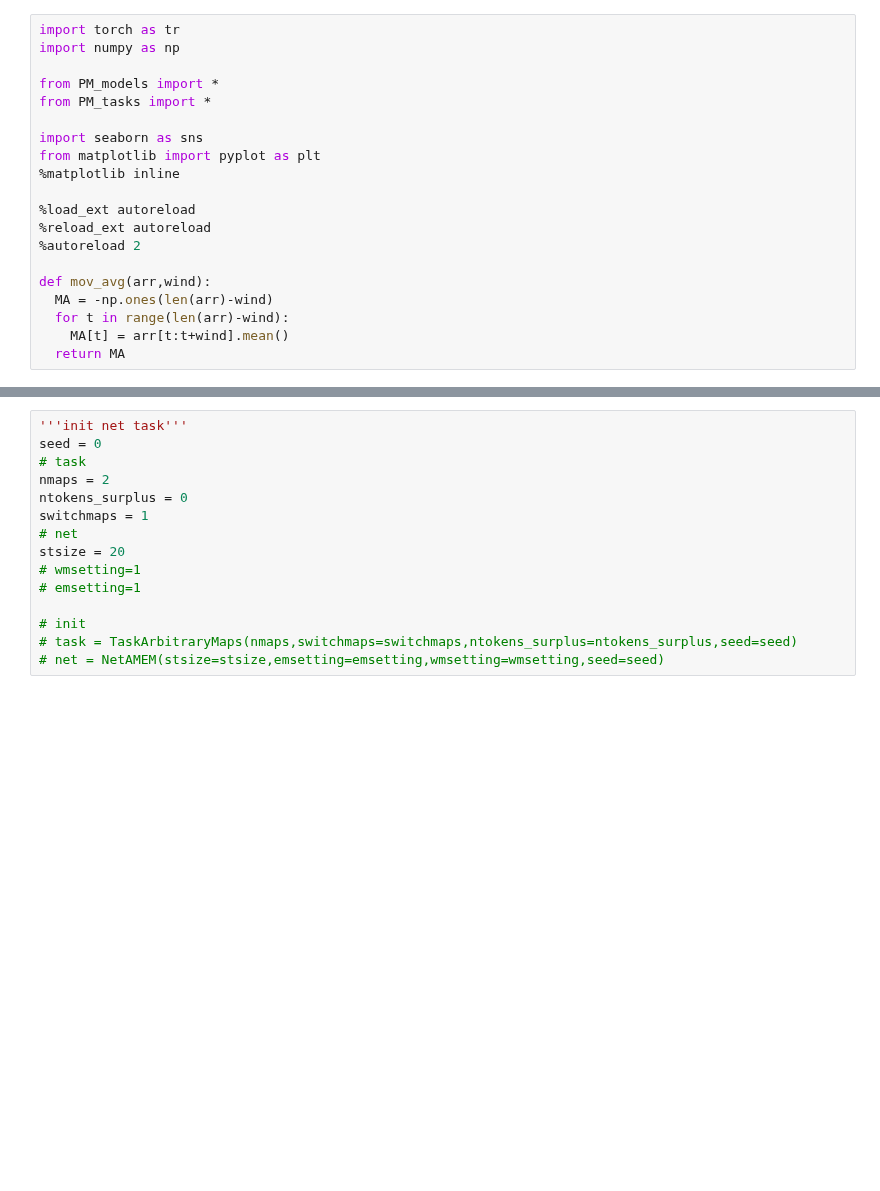
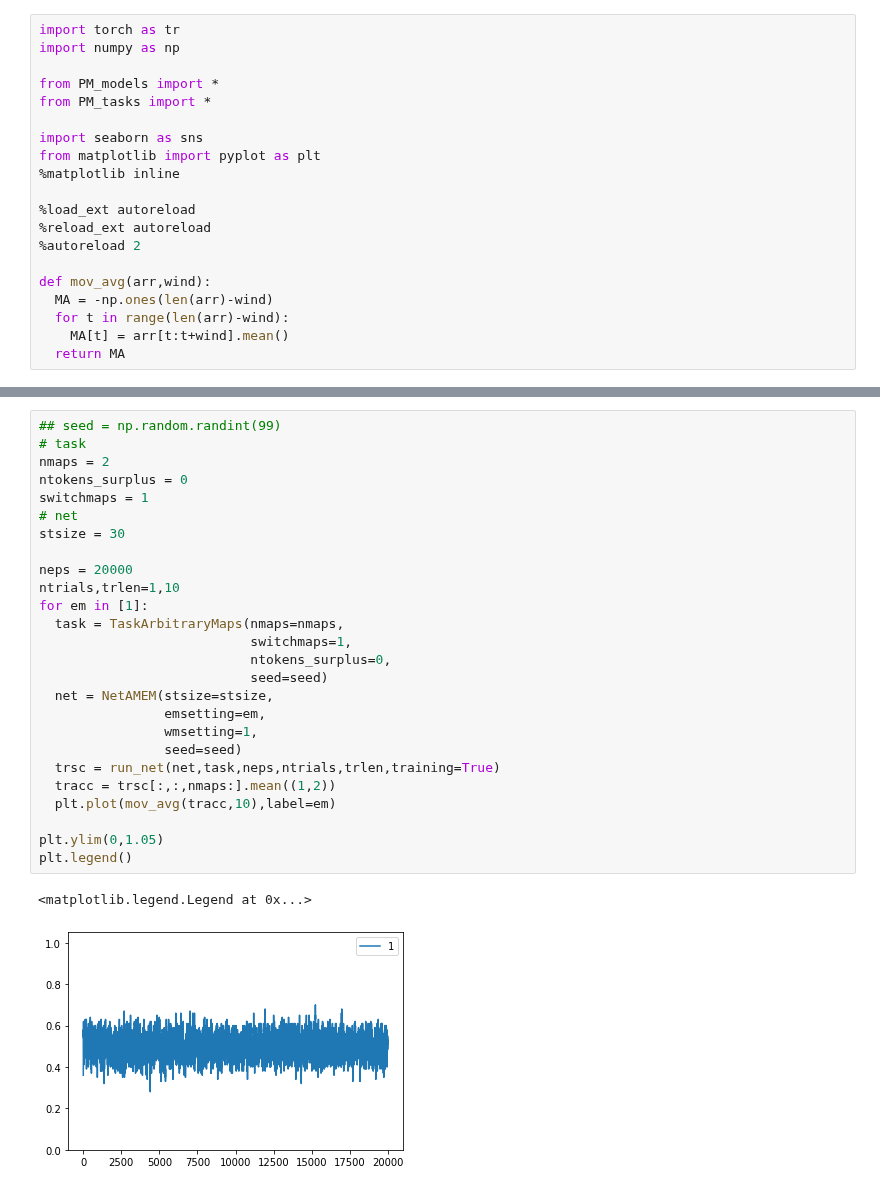
Before and after one commit to andrebeu/PM, a Jupyter notebook: trB12evalB100.ipynb, the cells around one changed output, grey strips where cells are left out. Cells and saved outputs as stored; diff of their text form; blank space fills up the shorter version.

```diff
--- a/trB12evalB100.ipynb
+++ b/trB12evalB100.ipynb
@@ -51,17 +50,31 @@ def run_net(net,task,neps,ntrials,trlen,training=True):
   score = score.reshape(neps,ntrials,trlen+task.nmaps)
   return score
 # %%
-'''init net task'''
-seed = 0
+## seed = np.random.randint(99)
 # task
 nmaps = 2
 ntokens_surplus = 0
 switchmaps = 1
 # net
-stsize = 20
-# wmsetting=1
-# emsetting=1
+stsize = 30
 
-# init
-# task = TaskArbitraryMaps(nmaps,switchmaps=switchmaps,ntokens_surplus=ntokens_surplus,seed=seed)
-# net = NetAMEM(stsize=stsize,emsetting=emsetting,wmsetting=wmsetting,seed=seed)
+neps = 20000
+ntrials,trlen=1,10
+for em in [1]:
+  task = TaskArbitraryMaps(nmaps=nmaps,
+                           switchmaps=1,
+                           ntokens_surplus=0,
+                           seed=seed)
+  net = NetAMEM(stsize=stsize,
+                emsetting=em,
+                wmsetting=1,
+                seed=seed)
+  trsc = run_net(net,task,neps,ntrials,trlen,training=True)
+  tracc = trsc[:,:,nmaps:].mean((1,2))
+  plt.plot(mov_avg(tracc,10),label=em)
+
+plt.ylim(0,1.05)
+plt.legend()
+# %% [output]
+<matplotlib.legend.Legend at 0x...>
+[figure, added]
```
Also changed, not shown: parts of 9 cells of this notebook, 5 other files.
